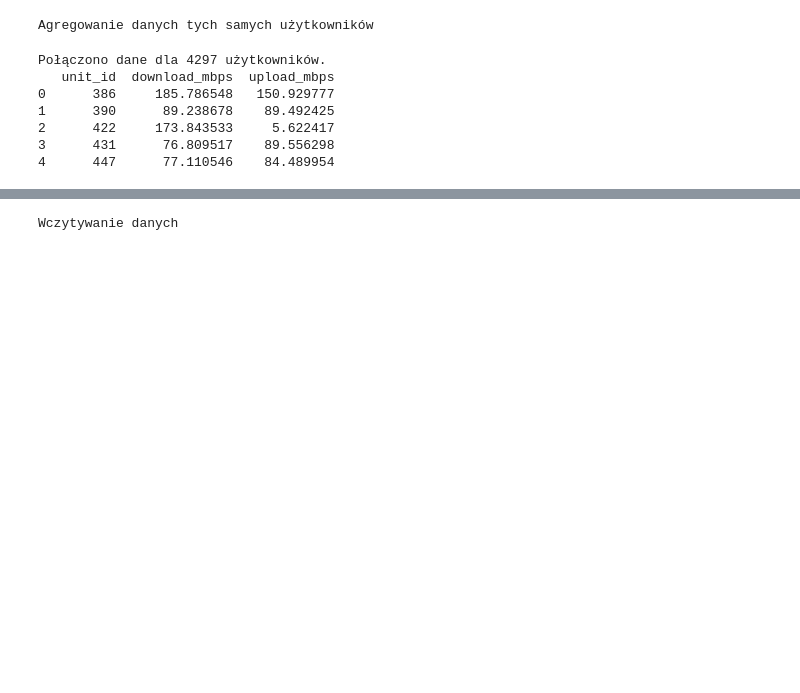
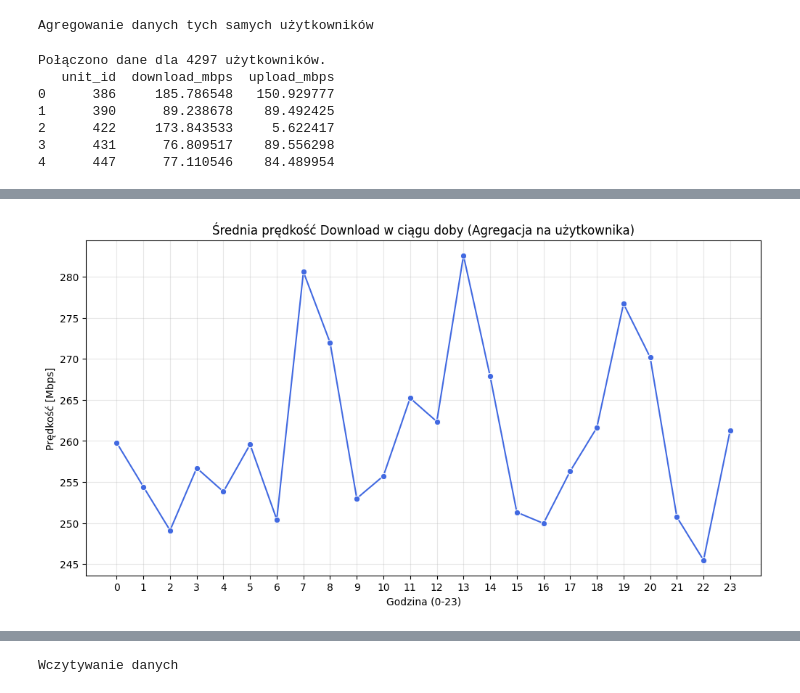
Before and after one commit to MK396/PAMSI, a Jupyter notebook: Projekt1.ipynb, the cells around one changed output, grey strips where cells are left out. Cells and saved outputs as stored; diff of their text form; code cells hidden in the pictures; blank space fills up the shorter version.

```diff
--- a/Projekt1.ipynb
+++ b/Projekt1.ipynb
@@ -82,0 +120,24 @@ Wykres zależności został zapisany.
+# %%
+# Upewnij się, że dtime jest w formacie datetime
+df_dl_2023['dtime'] = pd.to_datetime(df_dl_2023['dtime'])
+
+# Stwórz nową kolumnę z samą godziną
+df_dl_2023['hour'] = df_dl_2023['dtime'].dt.hour
+# %%
+# KROK 1: Średnia dla każdego użytkownika w danej godzinie
+df_hourly_user = df_dl_2023.groupby(['unit_id', 'hour'])['download_mbps'].mean().reset_index()
+
+# KROK 2: Średnia ogólna z wyników użytkowników
+hourly_avg = df_hourly_user.groupby('hour')['download_mbps'].mean().reset_index()
+
+# Teraz rysujemy wykres - wartości będą w okolicach 400-420 Mbps
+plt.figure(figsize=(12, 6))
+sns.lineplot(data=hourly_avg, x='hour', y='download_mbps', marker='o', color='royalblue')
+plt.title('Średnia prędkość Download w ciągu doby (Agregacja na użytkownika)')
+plt.xlabel('Godzina (0-23)')
+plt.ylabel('Prędkość [Mbps]')
+plt.xticks(range(0, 24))
+plt.grid(True, alpha=0.3)
+plt.show()
+# %% [output]
+[figure, added]
```
Also changed, not shown: parts of 15 cells of this notebook, 2 other files.
